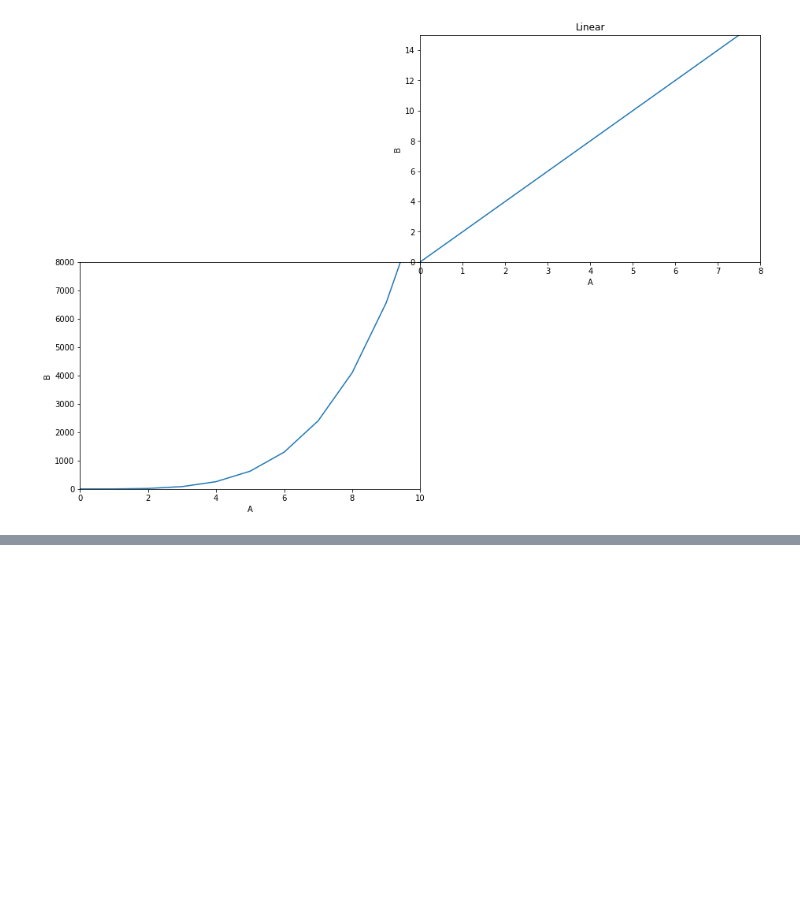
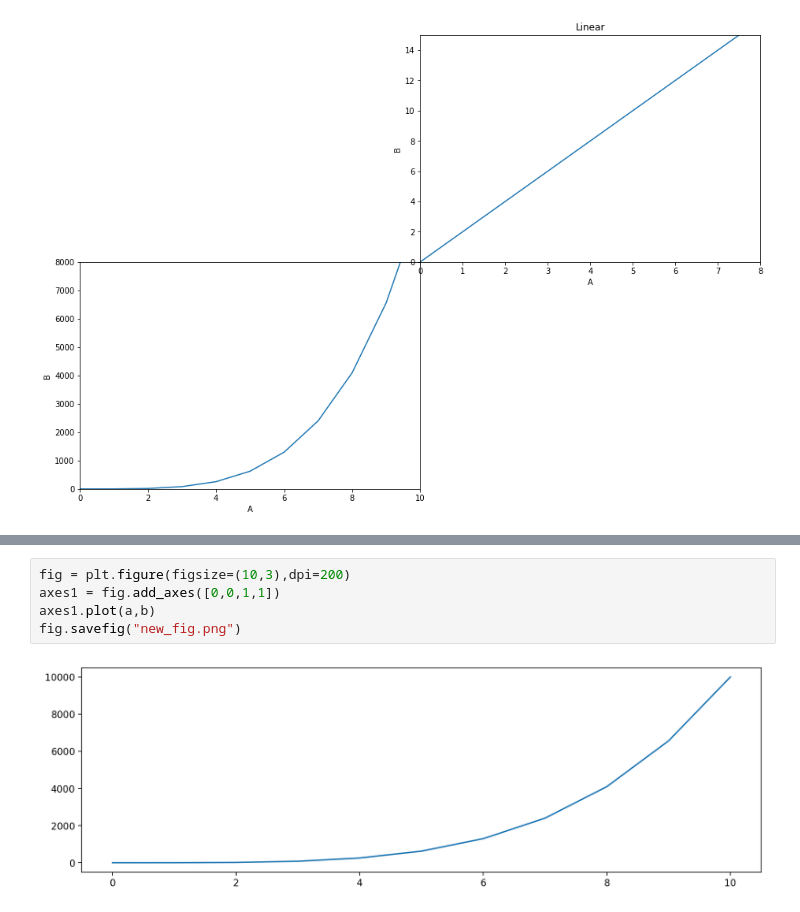
Before and after one commit to Ertugrul-Kurubal/Data-Visualization-With-Python, a Jupyter notebook: Matplotlib Implementing Figures And Axes Hand On.ipynb, the cells around one changed output, grey strips where cells are left out. Drawn from its saved outputs; the diff is of its cells as text; blank space fills up the shorter version.

```diff
--- a/Matplotlib Implementing Figures And Axes Hand On.ipynb
+++ b/Matplotlib Implementing Figures And Axes Hand On.ipynb
@@ -173,0 +195,7 @@ Text(0.5, 1.0, 'Linear')
+# %%
+fig = plt.figure(figsize=(10,3),dpi=200)
+axes1 = fig.add_axes([0,0,1,1])
+axes1.plot(a,b)
+fig.savefig("new_fig.png")
+# %% [output]
+[figure, added]
```
Also changed, not shown: parts of 5 cells of this notebook, 2 other files.
